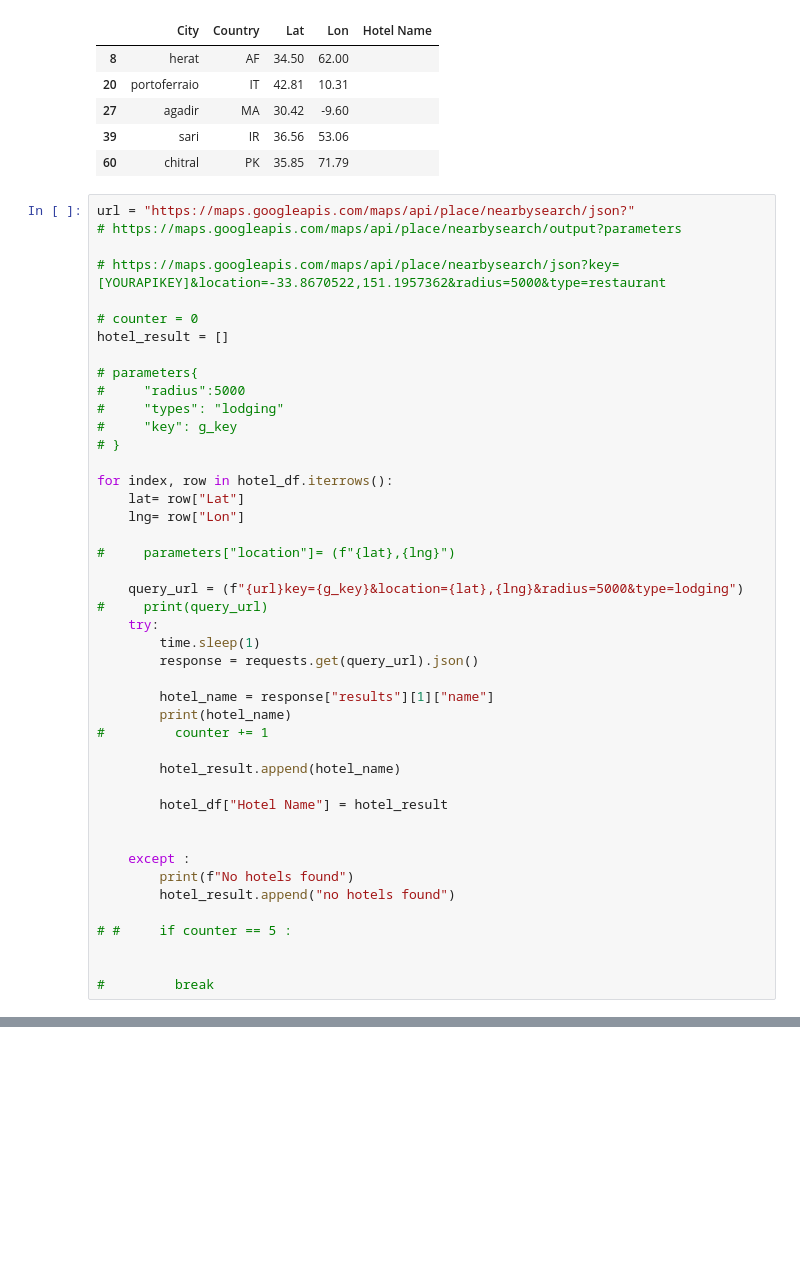
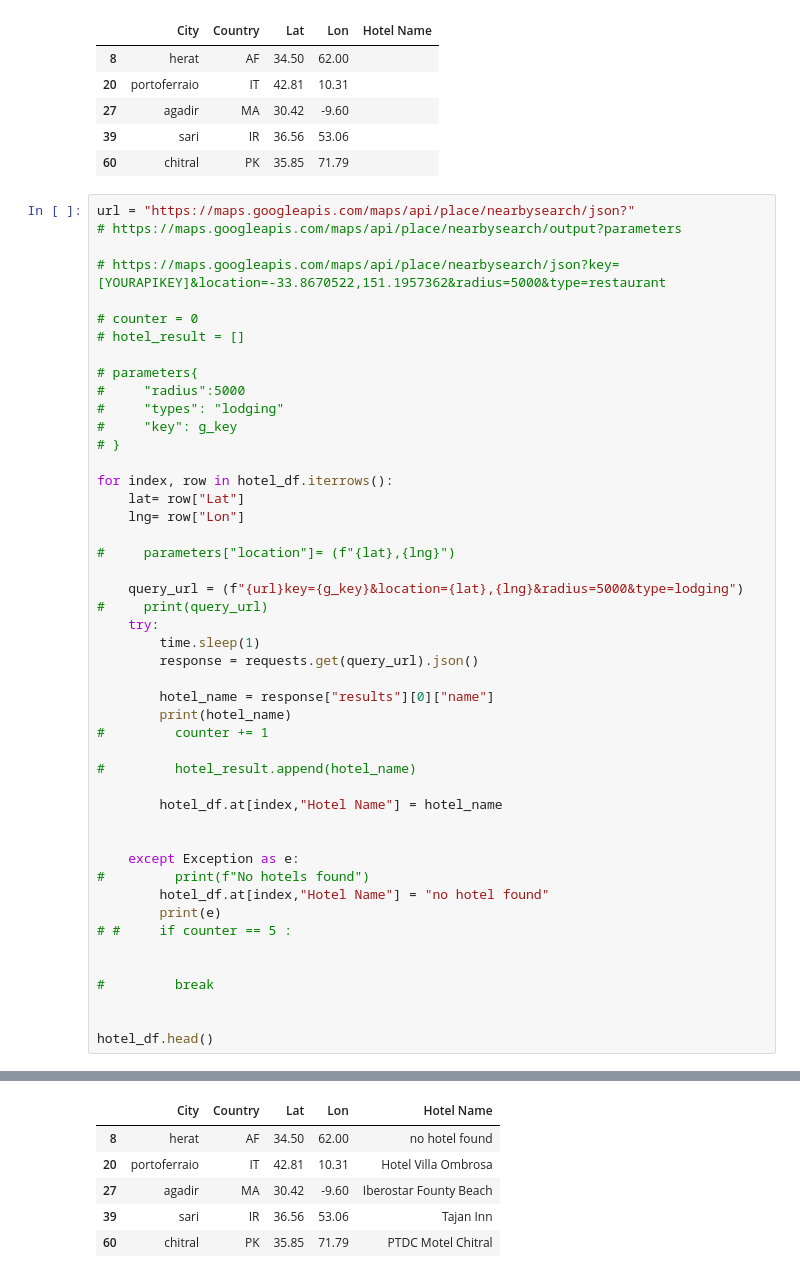
Before and after one commit to arerickson28/python-api-challenge, a Jupyter notebook: VacationPy/VacationPy.ipynb, the cells around one changed output, grey strips where cells are left out. Drawn from its saved outputs; the diff is of its cells as text; blank space fills up the shorter version.

```diff
--- a/VacationPy/VacationPy.ipynb
+++ b/VacationPy/VacationPy.ipynb
@@ -103,7 +103,7 @@ url = "https://maps.googleapis.com/maps/api/place/nearbysearch/json?"
 # https://maps.googleapis.com/maps/api/place/nearbysearch/json?key=[YOURAPIKEY]&location=-33.8670522,151.1957362&radius=5000&type=restaurant
 
 # counter = 0
-hotel_result = []
+# hotel_result = []
 
 # parameters{
 #     "radius":5000
@@ -123,21 +123,24 @@ for index, row in hotel_df.iterrows():
         time.sleep(1)
         response = requests.get(query_url).json()
 
-        hotel_name = response["results"][1]["name"]
+        hotel_name = response["results"][0]["name"]
         print(hotel_name)
 #         counter += 1
 
-        hotel_result.append(hotel_name)
+#         hotel_result.append(hotel_name)
 
-        hotel_df["Hotel Name"] = hotel_result
+        hotel_df.at[index,"Hotel Name"] = hotel_name
 
 
-    except :
-        print(f"No hotels found")
-        hotel_result.append("no hotels found")
-
+    except Exception as e:
+#         print(f"No hotels found")
+        hotel_df.at[index,"Hotel Name"] = "no hotel found"
+        print(e)
 # #     if counter == 5 :
 
 
 #         break
+
+
+hotel_df.head()
 # %% [output]
@@ -160,0 +164,6 @@ No hotels found
+|  | City | Country | Lat | Lon | Hotel Name |
+| 8 | herat | AF | 34.50 | 62.00 | no hotel found |
+| 20 | portoferraio | IT | 42.81 | 10.31 | Hotel Villa Ombrosa |
+| 27 | agadir | MA | 30.42 | -9.60 | Iberostar Founty Beach |
+| 39 | sari | IR | 36.56 | 53.06 | Tajan Inn |
+| 60 | chitral | PK | 35.85 | 71.79 | PTDC Motel Chitral |
```
Also changed, not shown: parts of 8 cells of this notebook.
